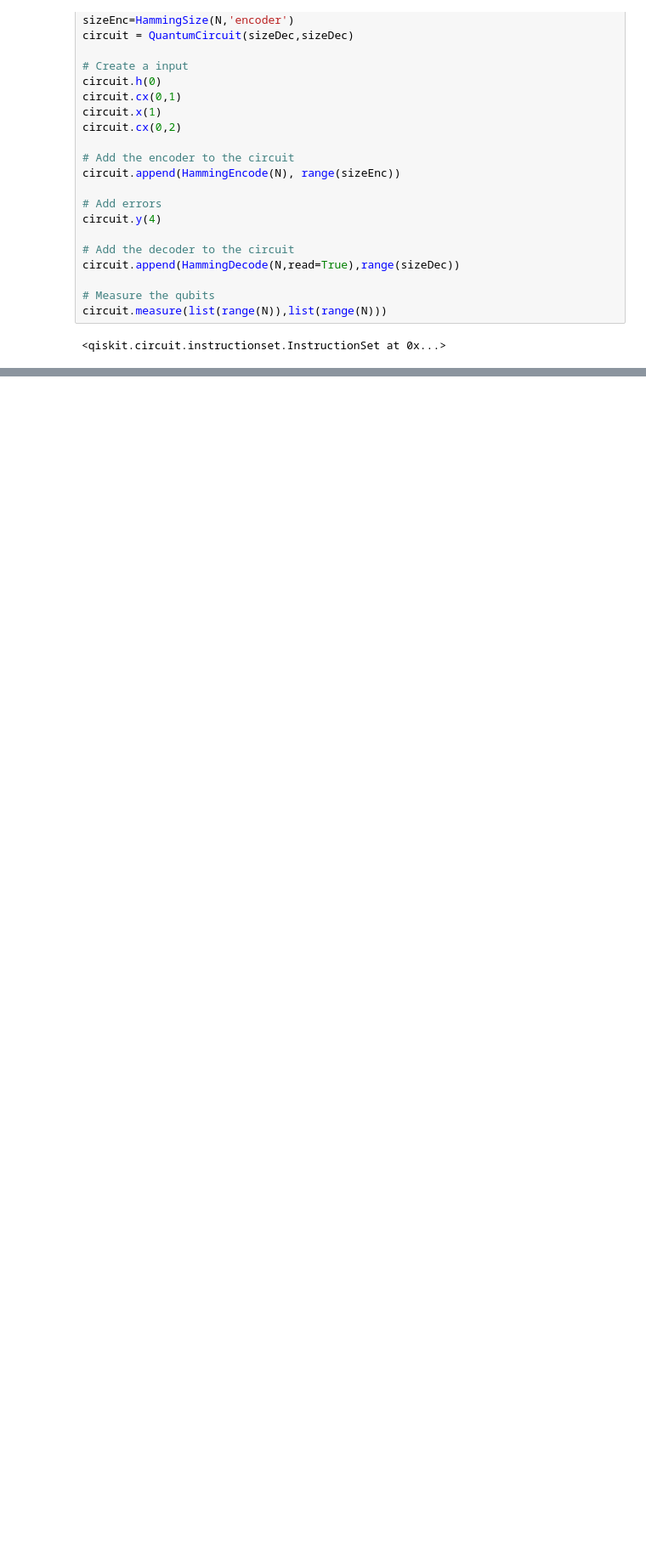
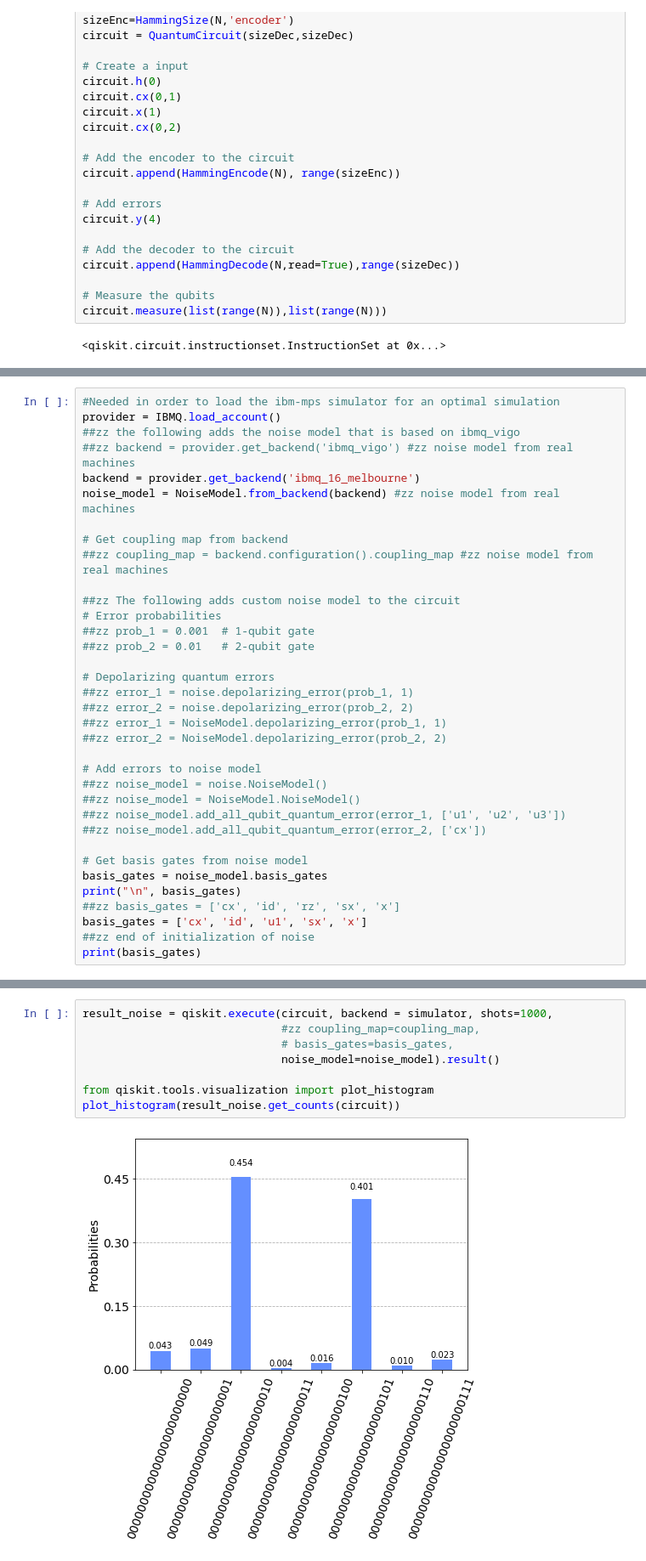
Before and after one commit to Dirac231/BCHamming, a Jupyter notebook: Hamming/Hamming_test.ipynb, the cells around one changed output, grey strips where cells are left out. Shown at 85% size. Saved outputs shown, nothing was run; the diff lists cells and outputs as text; blank space fills up the shorter version.

```diff
--- a/Hamming/Hamming_test.ipynb
+++ b/Hamming/Hamming_test.ipynb
@@ -49,0 +52,35 @@ plot_histogram(result.get_counts(circuit))
+# %%
+#Needed in order to load the ibm-mps simulator for an optimal simulation
+provider = IBMQ.load_account()
+##zz the following adds the noise model that is based on ibmq_vigo
+##zz backend = provider.get_backend('ibmq_vigo') #zz noise model from real machines
+backend = provider.get_backend('ibmq_16_melbourne')
+noise_model = NoiseModel.from_backend(backend) #zz noise model from real machines
+
+# Get coupling map from backend
+##zz coupling_map = backend.configuration().coupling_map #zz noise model from real machines
+
+##zz The following adds custom noise model to the circuit
+# Error probabilities
+##zz prob_1 = 0.001  # 1-qubit gate
+##zz prob_2 = 0.01   # 2-qubit gate
+
+# Depolarizing quantum errors
+##zz error_1 = noise.depolarizing_error(prob_1, 1)
+##zz error_2 = noise.depolarizing_error(prob_2, 2)
+##zz error_1 = NoiseModel.depolarizing_error(prob_1, 1)
+##zz error_2 = NoiseModel.depolarizing_error(prob_2, 2)
+
+# Add errors to noise model
+##zz noise_model = noise.NoiseModel()
+##zz noise_model = NoiseModel.NoiseModel()
+##zz noise_model.add_all_qubit_quantum_error(error_1, ['u1', 'u2', 'u3'])
+##zz noise_model.add_all_qubit_quantum_error(error_2, ['cx'])
+
+# Get basis gates from noise model
+basis_gates = noise_model.basis_gates
+print("\n", basis_gates)
+##zz basis_gates = ['cx', 'id', 'rz', 'sx', 'x']
+basis_gates = ['cx', 'id', 'u1', 'sx', 'x']
+##zz end of initialization of noise
+print(basis_gates)
@@ -49,0 +90,10 @@ plot_histogram(result.get_counts(circuit))
+# %%
+result_noise = qiskit.execute(circuit, backend = simulator, shots=1000,
+                              #zz coupling_map=coupling_map,
+                              # basis_gates=basis_gates,
+                              noise_model=noise_model).result()
+
+from qiskit.tools.visualization import plot_histogram
+plot_histogram(result_noise.get_counts(circuit))
+# %% [output]
+[figure, added]
```
Also changed, not shown: parts of 3 cells of this notebook, 2 other files.
